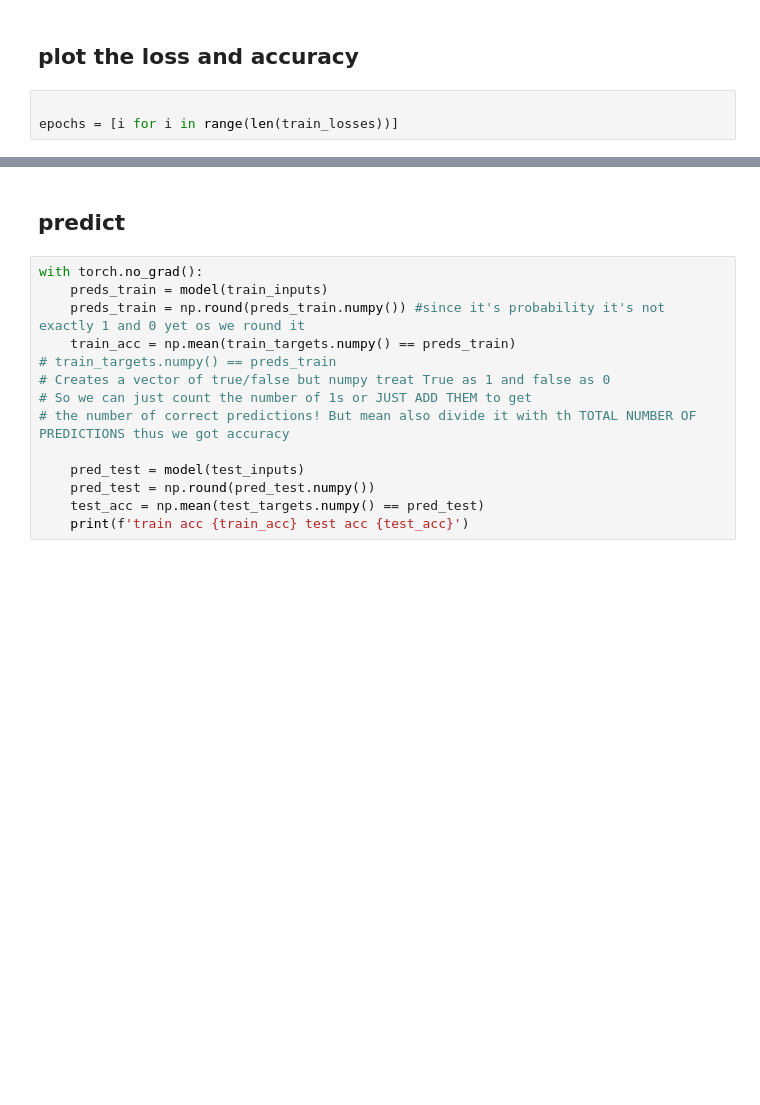
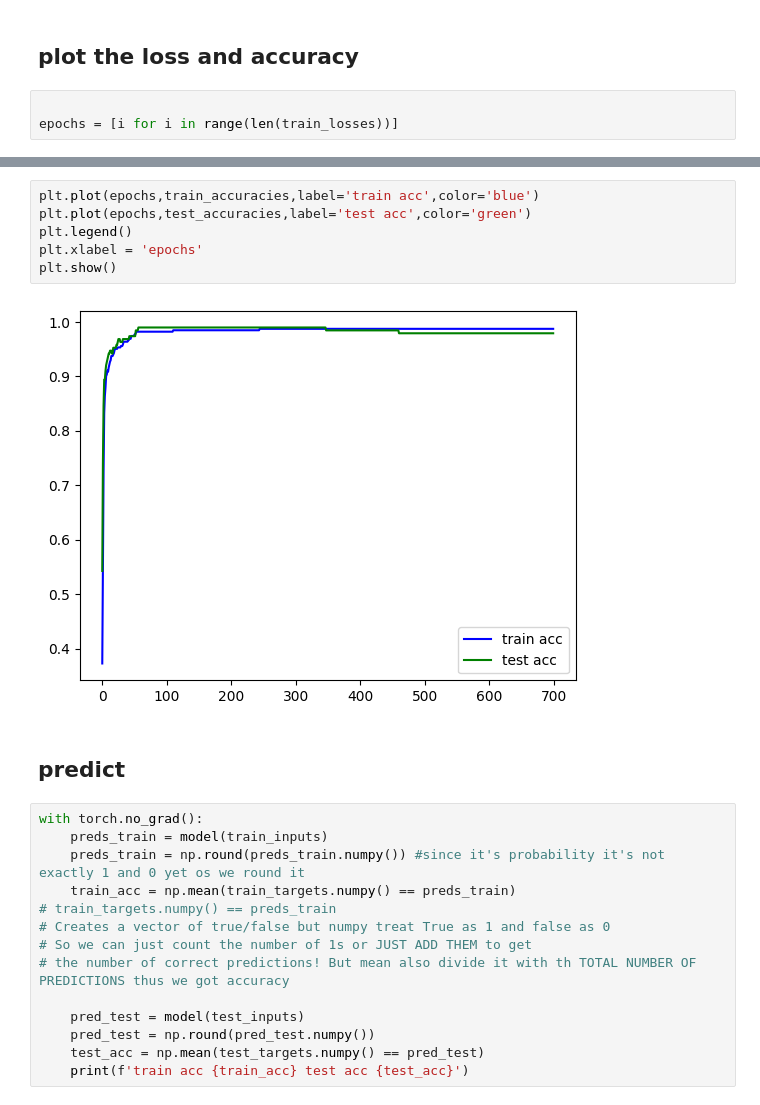
Before and after one commit to lior-alafi/private-pynotebooks, a Jupyter notebook: courses/pytorch_deeplearning_and_AI/section 4 ML and neurons/ex3_classification.ipynb, the cells around one changed output, grey strips where cells are left out. Saved outputs shown, nothing was run; the diff lists cells and outputs as text; blank space fills up the shorter version.

```diff
--- a/courses/pytorch_deeplearning_and_AI/section 4 ML and neurons/ex3_classification.ipynb
+++ b/courses/pytorch_deeplearning_and_AI/section 4 ML and neurons/ex3_classification.ipynb
@@ -115,3 +128,11 @@ plt.show()
+# %%
+plt.plot(epochs,train_accuracies,label='train acc',color='blue')
+plt.plot(epochs,test_accuracies,label='test acc',color='green')
+plt.legend()
+plt.xlabel = 'epochs'
+plt.show()
+# %% [output]
+[figure, added]
 # %% [markdown]
 ## predict
 # %%
```
Also changed, not shown: parts of 4 cells of this notebook.
